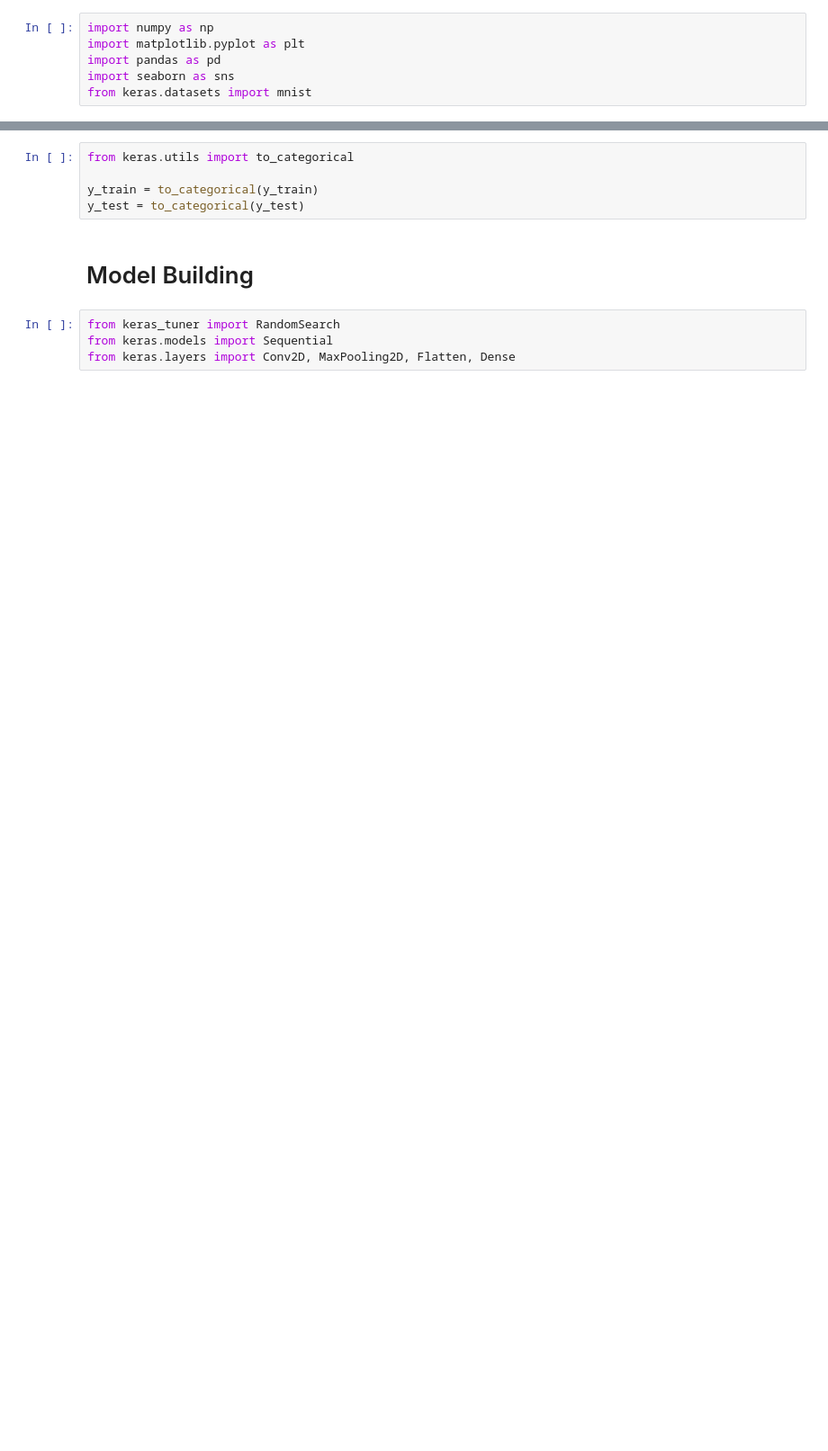
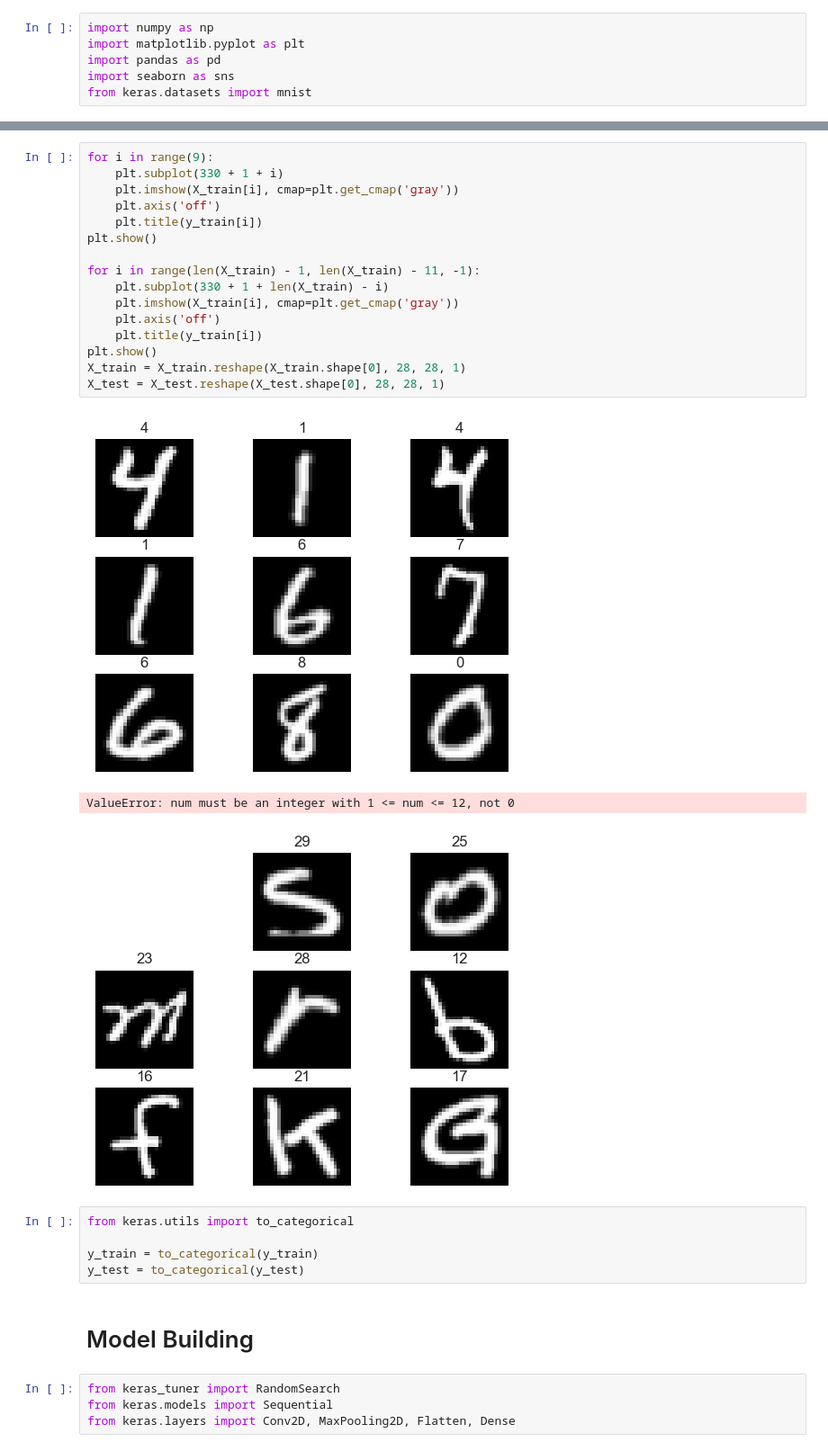
Before and after one commit to fstachura/psi-handwriting-recognition, a Jupyter notebook: cnn.ipynb, the cells around one changed output, grey strips where cells are left out. Shown at 90% size. Saved outputs shown, nothing was run; the diff lists cells and outputs as text; blank space fills up the shorter version.

```diff
--- a/cnn.ipynb
+++ b/cnn.ipynb
@@ -19,3 +32,23 @@ X_test = X_test.reshape(X_test.shape[0], 28, 28, 1)
+# %%
+for i in range(9):
+    plt.subplot(330 + 1 + i)
+    plt.imshow(X_train[i], cmap=plt.get_cmap('gray'))
+    plt.axis('off')
+    plt.title(y_train[i])
+plt.show()
+
+for i in range(len(X_train) - 1, len(X_train) - 11, -1):
+    plt.subplot(330 + 1 + len(X_train) - i)
+    plt.imshow(X_train[i], cmap=plt.get_cmap('gray'))
+    plt.axis('off')
+    plt.title(y_train[i])
+plt.show()
+X_train = X_train.reshape(X_train.shape[0], 28, 28, 1)
+X_test = X_test.reshape(X_test.shape[0], 28, 28, 1)
+# %% [output]
+[figure, added]
+ValueError: num must be an integer with 1 <= num <= 12, not 0
+[figure, added]
 # %%
 from keras.utils import to_categorical
 
```
Also changed, not shown: parts of 19 cells of this notebook.
